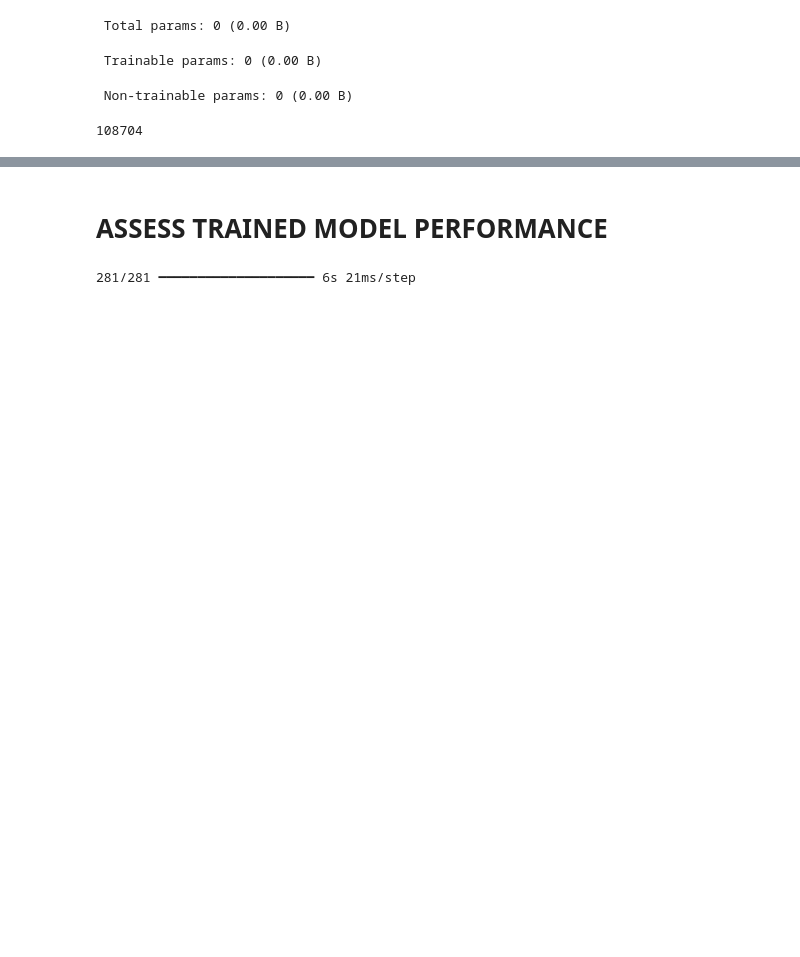
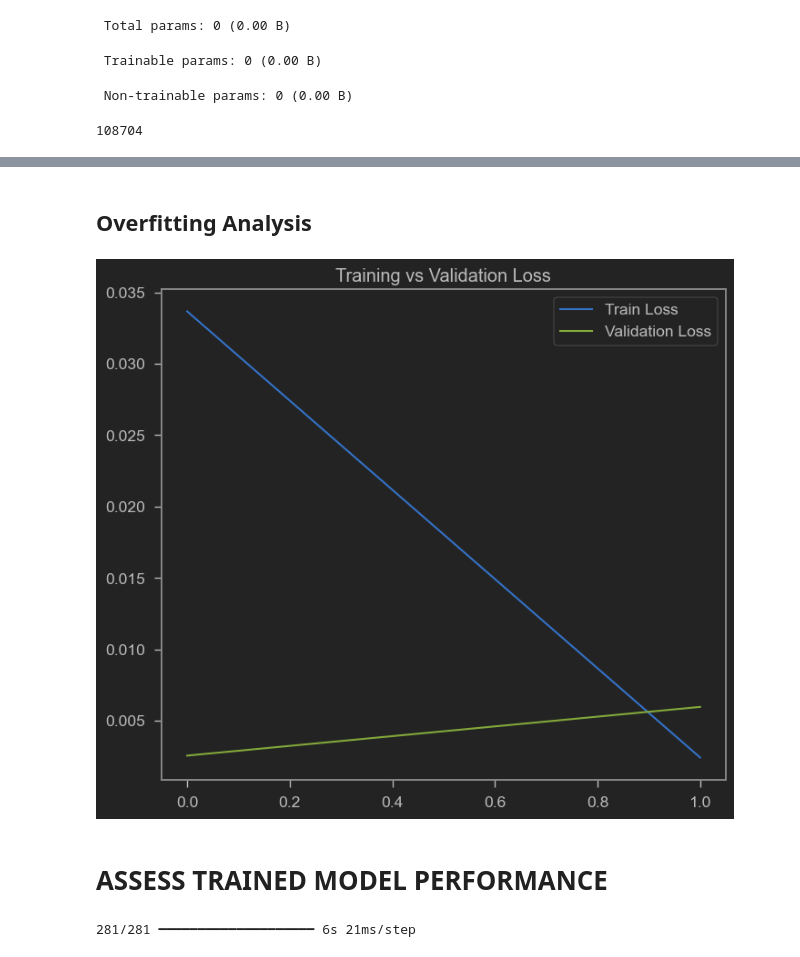
Before and after one commit to DeveshreeBhakkad/Fake_News_Detector, a Jupyter notebook: Fake_News_Detector.ipynb, the cells around one changed output, grey strips where cells are left out. Drawn from its saved outputs; the diff is of its cells as text; code cells hidden in the pictures; blank space fills up the shorter version.

```diff
--- a/Fake_News_Detector.ipynb
+++ b/Fake_News_Detector.ipynb
@@ -487,6 +531,12 @@ total_words
 y_train = np.asarray(y_train)
 # %%
 # train the model
-model.fit(padded_train, y_train, batch_size = 64, validation_split = 0.1, epochs = 2)
+history = model.fit(
+    padded_train,
+    y_train,
+    batch_size=64,
+    validation_split=0.1,
+    epochs=2
+)
 # %% [output]
 Epoch 1/2
@@ -497,3 +546,15 @@ Epoch 2/2
+# %% [markdown]
+## Overfitting Analysis
+# %%
+import matplotlib.pyplot as plt
+
+plt.plot(history.history['loss'], label='Train Loss')
+plt.plot(history.history['val_loss'], label='Validation Loss')
+plt.legend()
+plt.title("Training vs Validation Loss")
+plt.show()
+# %% [output]
+[figure, added]
 # %% [markdown]
 # ASSESS TRAINED MODEL PERFORMANCE
 # %%
```
Also changed, not shown: parts of 11 cells of this notebook, 1 other file.
